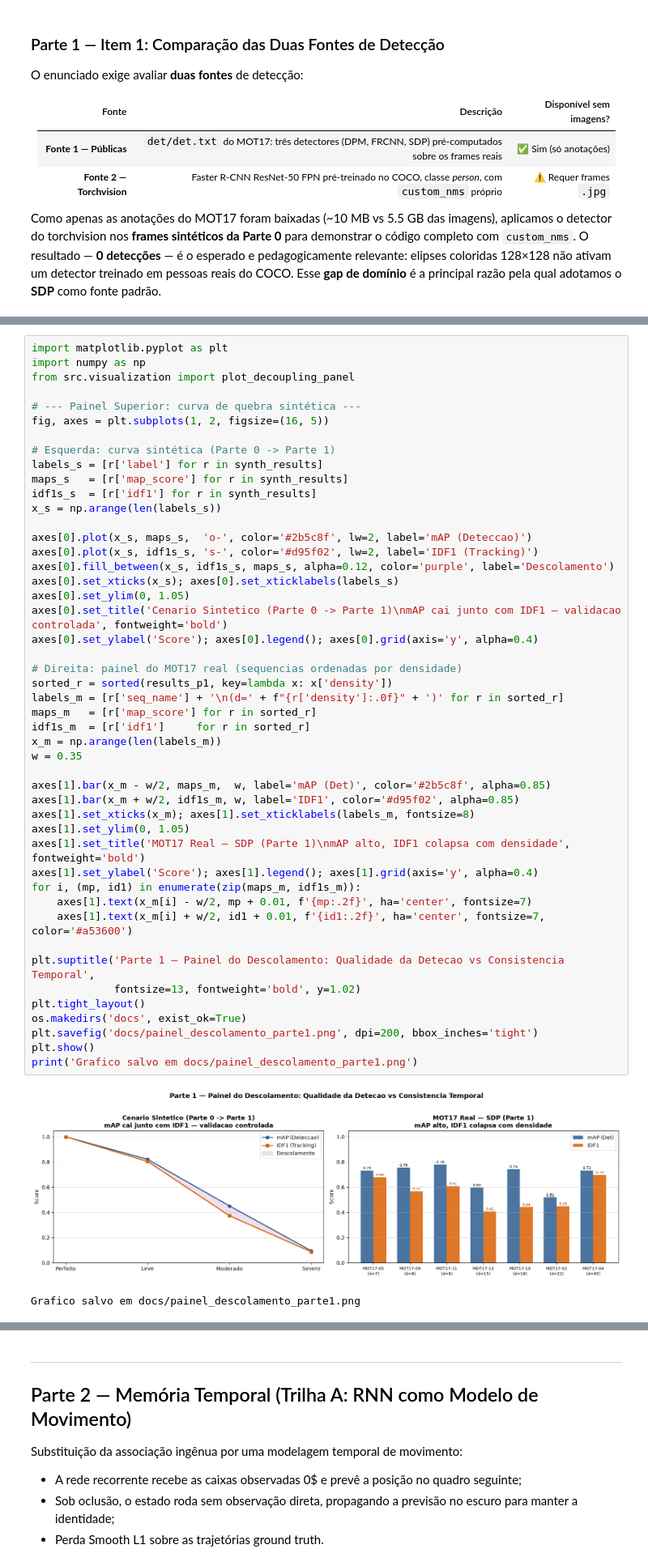
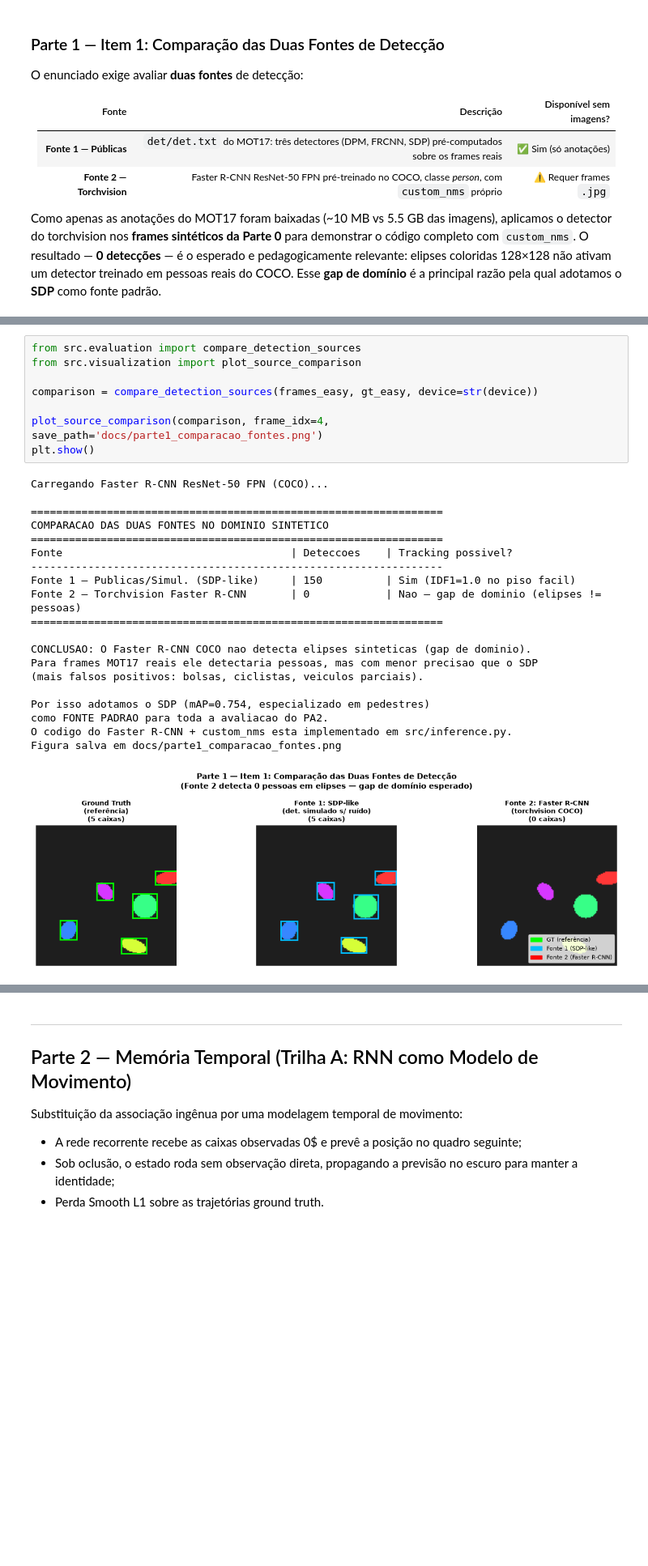
Before and after one commit to ThevezGomes/Programming-Assignment-2---Deep-Learning, a Jupyter notebook: src/pipeline.ipynb, the cells around one changed output, grey strips where cells are left out. Shown at 81% size. Drawn from its saved outputs; the diff is of its cells as text; blank space fills up the shorter version.

```diff
--- a/src/pipeline.ipynb
+++ b/src/pipeline.ipynb
@@ -487,50 +199,29 @@ Figura salva em docs/parte1_comparacao_fontes.png
-# %%
-import matplotlib.pyplot as plt
-import numpy as np
-from src.visualization import plot_decoupling_panel
-
-# --- Painel Superior: curva de quebra sintética ---
-fig, axes = plt.subplots(1, 2, figsize=(16, 5))
-
-# Esquerda: curva sintética (Parte 0 -> Parte 1)
-labels_s = [r['label'] for r in synth_results]
-maps_s   = [r['map_score'] for r in synth_results]
-idf1s_s  = [r['idf1'] for r in synth_results]
-x_s = np.arange(len(labels_s))
-
-axes[0].plot(x_s, maps_s,  'o-', color='#2b5c8f', lw=2, label='mAP (Deteccao)')
-axes[0].plot(x_s, idf1s_s, 's-', color='#d95f02', lw=2, label='IDF1 (Tracking)')
-axes[0].fill_between(x_s, idf1s_s, maps_s, alpha=0.12, color='purple', label='Descolamento')
-axes[0].set_xticks(x_s); axes[0].set_xticklabels(labels_s)
-axes[0].set_ylim(0, 1.05)
-axes[0].set_title('Cenario Sintetico (Parte 0 -> Parte 1)\nmAP cai junto com IDF1 — validacao controlada', fontweight='bold')
-axes[0].set_ylabel('Score'); axes[0].legend(); axes[0].grid(axis='y', alpha=0.4)
-
-# Direita: painel do MOT17 real (sequencias ordenadas por densidade)
-sorted_r = sorted(results_p1, key=lambda x: x['density'])
-labels_m = [r['seq_name'] + '\n(d=' + f"{r['density']:.0f}" + ')' for r in sorted_r]
-maps_m   = [r['map_score'] for r in sorted_r]
-idf1s_m  = [r['idf1']     for r in sorted_r]
-x_m = np.arange(len(labels_m))
-w = 0.35
-
-axes[1].bar(x_m - w/2, maps_m,  w, label='mAP (Det)', color='#2b5c8f', alpha=0.85)
-axes[1].bar(x_m + w/2, idf1s_m, w, label='IDF1', color='#d95f02', alpha=0.85)
-axes[1].set_xticks(x_m); axes[1].set_xticklabels(labels_m, fontsize=8)
-axes[1].set_ylim(0, 1.05)
-axes[1].set_title('MOT17 Real — SDP (Parte 1)\nmAP alto, IDF1 colapsa com densidade', fontweight='bold')
-axes[1].set_ylabel('Score'); axes[1].legend(); axes[1].grid(axis='y', alpha=0.4)
-for i, (mp, id1) in enumerate(zip(maps_m, idf1s_m)):
-    axes[1].text(x_m[i] - w/2, mp + 0.01, f'{mp:.2f}', ha='center', fontsize=7)
-    axes[1].text(x_m[i] + w/2, id1 + 0.01, f'{id1:.2f}', ha='center', fontsize=7, color='#a53600')
-
-plt.suptitle('Parte 1 — Painel do Descolamento: Qualidade da Detecao vs Consistencia Temporal',
-             fontsize=13, fontweight='bold', y=1.02)
-plt.tight_layout()
-os.makedirs('docs', exist_ok=True)
-plt.savefig('docs/painel_descolamento_parte1.png', dpi=200, bbox_inches='tight')
-plt.show()
-print('Grafico salvo em docs/painel_descolamento_parte1.png')
-# %% [output]
-[figure, removed]
-Grafico salvo em docs/painel_descolamento_parte1.png
+# %%
+from src.evaluation import compare_detection_sources
+from src.visualization import plot_source_comparison
+
+comparison = compare_detection_sources(frames_easy, gt_easy, device=str(device))
+
+plot_source_comparison(comparison, frame_idx=4, save_path='docs/parte1_comparacao_fontes.png')
+plt.show()
+# %% [output]
+Carregando Faster R-CNN ResNet-50 FPN (COCO)...
+
+=================================================================
+COMPARACAO DAS DUAS FONTES NO DOMINIO SINTETICO
+=================================================================
+Fonte                                    | Deteccoes    | Tracking possivel?
+-----------------------------------------------------------------
+Fonte 1 — Publicas/Simul. (SDP-like)     | 150          | Sim (IDF1=1.0 no piso facil)
+Fonte 2 — Torchvision Faster R-CNN       | 0            | Nao — gap de dominio (elipses != pessoas)
+=================================================================
+
+CONCLUSAO: O Faster R-CNN COCO nao detecta elipses sinteticas (gap de dominio).
+Para frames MOT17 reais ele detectaria pessoas, mas com menor precisao que o SDP
+(mais falsos positivos: bolsas, ciclistas, veiculos parciais).
+
+Por isso adotamos o SDP (mAP=0.754, especializado em pedestres)
+como FONTE PADRAO para toda a avaliacao do PA2.
+O codigo do Faster R-CNN + custom_nms esta implementado em src/inference.py.
+Figura salva em docs/parte1_comparacao_fontes.png
+[figure, added]
```
Also changed, not shown: parts of 8 cells of this notebook, 5 other files.
